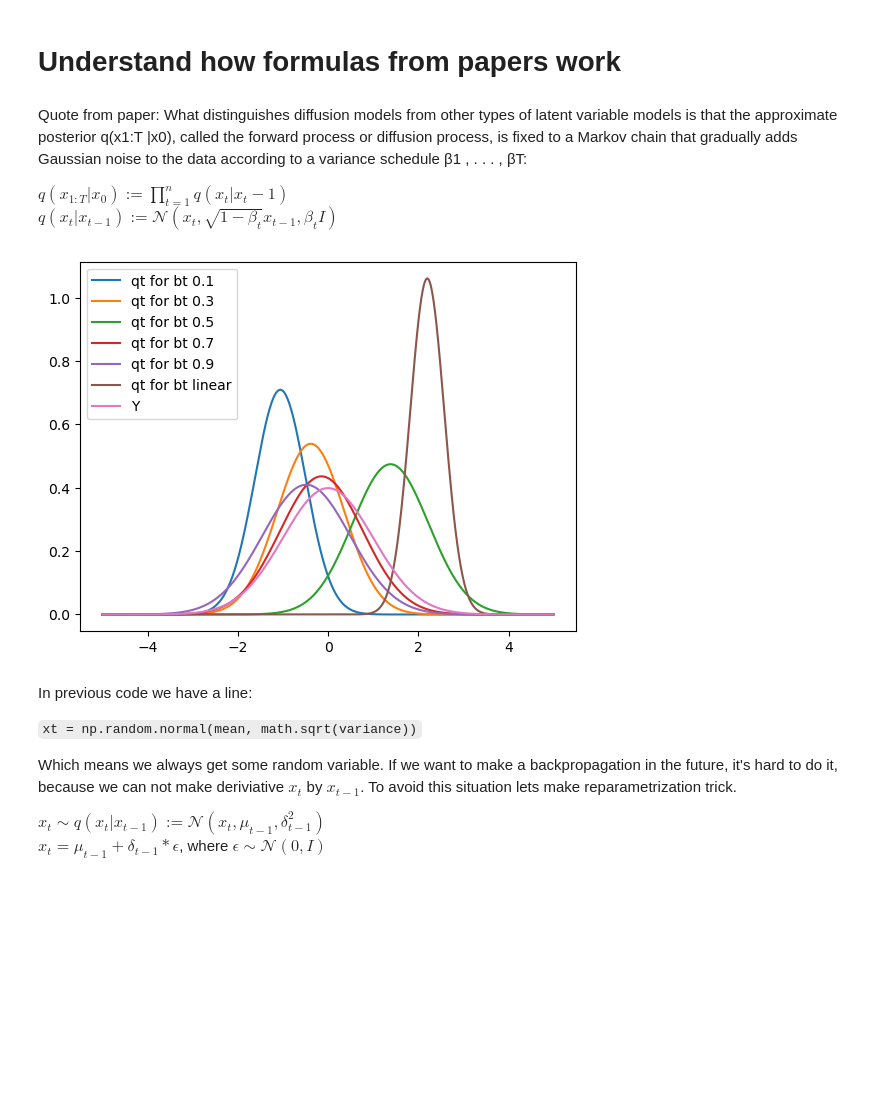
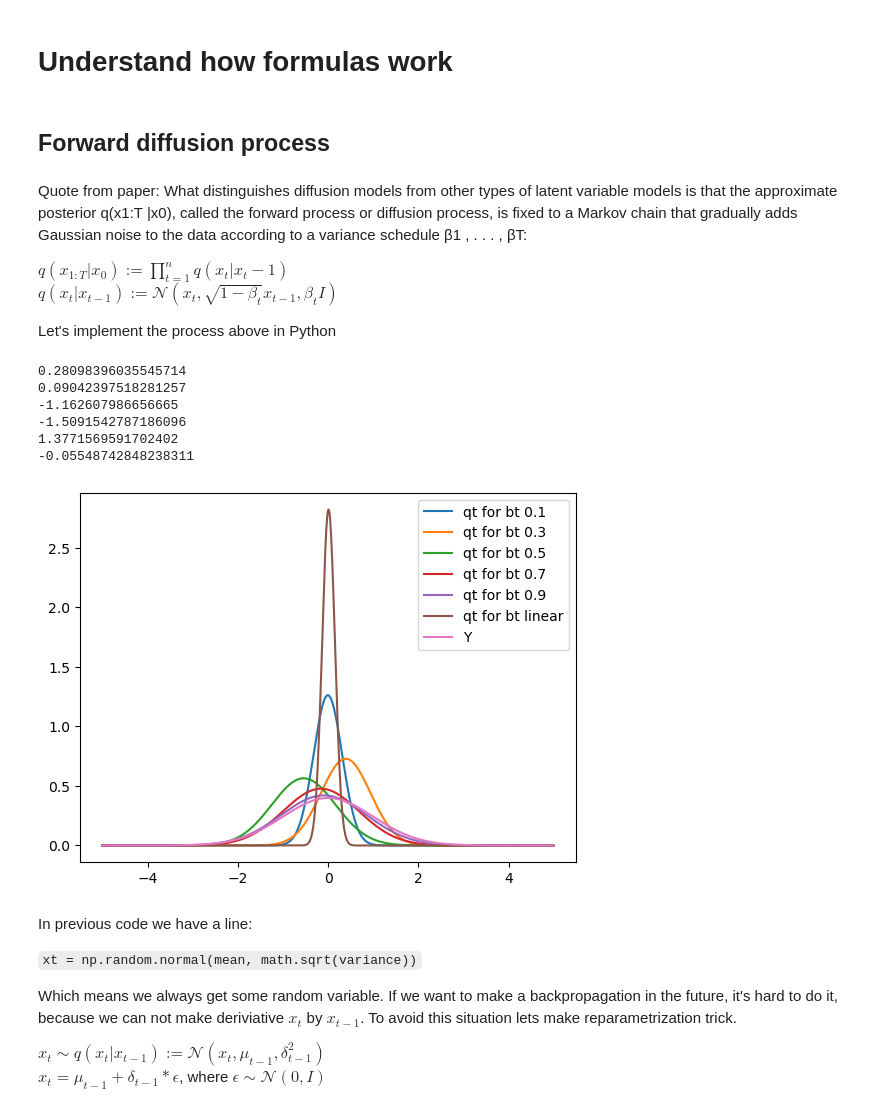
Before and after one commit to juraam/stable-diffusion-from-scratch, a Jupyter notebook: math_check.ipynb, the cells around one changed output. Saved outputs shown, nothing was run; the diff lists cells and outputs as text; code cells hidden in the pictures; blank space fills up the shorter version.

```diff
--- a/math_check.ipynb
+++ b/math_check.ipynb
@@ -1,11 +1,15 @@
 # %% [markdown]
-# Understand how formulas from papers work
+# Understand how formulas work
+# %% [markdown]
+## Forward diffusion process
 # %% [markdown]
 Quote from paper:
 What distinguishes diffusion models from other types of latent variable models is that the approximate posterior q(x1:T |x0), called the forward process or diffusion process, is fixed to a Markov chain that gradually adds Gaussian noise to the data according to a variance schedule β1 , . . . , βT:
 
 $q(x_{1:T} |x_0) := \prod_{t=1}^n q(x_t|x_t−1)$ <br/>
 $q(x_t|x_{t−1}) := \mathcal{N}(x_t, \sqrt{1 − β_t}x_{t−1}, β_tI)$
+
+Let's implement the process above in Python
 # %%
 import matplotlib.pyplot as plt
 from scipy.stats import norm
@@ -20,7 +24,7 @@ import utils
 utils.seed_everything(1000)
 
 # Number of timesteps
-timestep = 1000
+timestep = 800
 
 # Our interval
 xs = np.arange(-5, 5, 0.01)
@@ -37,37 +41,43 @@ different_schedules = [
     np.ones(timestep) * 0.9,
     # linear change (from paper)
     np.linspace(1e-4, 0.02, timestep)
 ]
 
 # set x0 some random value from -1 to 1
-x0 = np.random.uniform(-1,1)
+x0 = 3
 
 for bt in different_schedules:
 
     # Set xt to zero, which will be used as x(t-1) like in sqrt(1-b) * x(t-1)
     xt = x0
 
     q_results = None
 
     # A simple loop by timestep
     for t in range(timestep):
 
         # Calculate the mean as in the formula
         mean = math.sqrt(1 - bt[t]) * xt
 
         # Calculate the variance
-        variance = math.sqrt(bt[t])
+        variance = bt[t]
 
         # Q is a normal distribution, so to get the next xt, we just get random element from our distribution
         xt = np.random.normal(mean, math.sqrt(variance))
-
+    print(xt)
     q_results = norm.pdf(xs, mean, math.sqrt(variance))
     plt.plot(xs, q_results, label=f"qt for bt {bt[0] if bt[0] == bt[-1] else 'linear'}")
 plt.plot(xs, y_results, label="Y")
 plt.legend()
 plt.show()
 # %% [output]
+0.28098396035545714
+0.09042397518281257
+-1.162607986656665
+-1.5091542787186096
+1.3771569591702402
+-0.05548742848238311
-[figure, old version]
+[figure, new version]
 # %% [markdown]
 In previous code we have a line:
 
```
Also changed, not shown: parts of 12 cells of this notebook, 1 other file.
